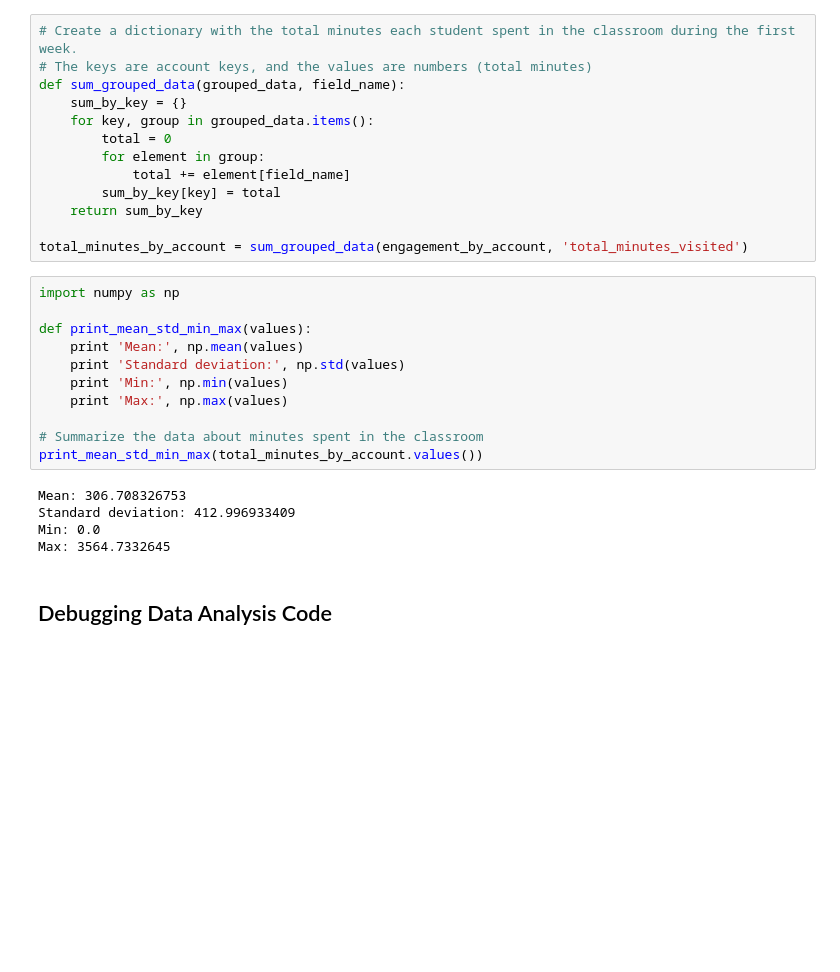
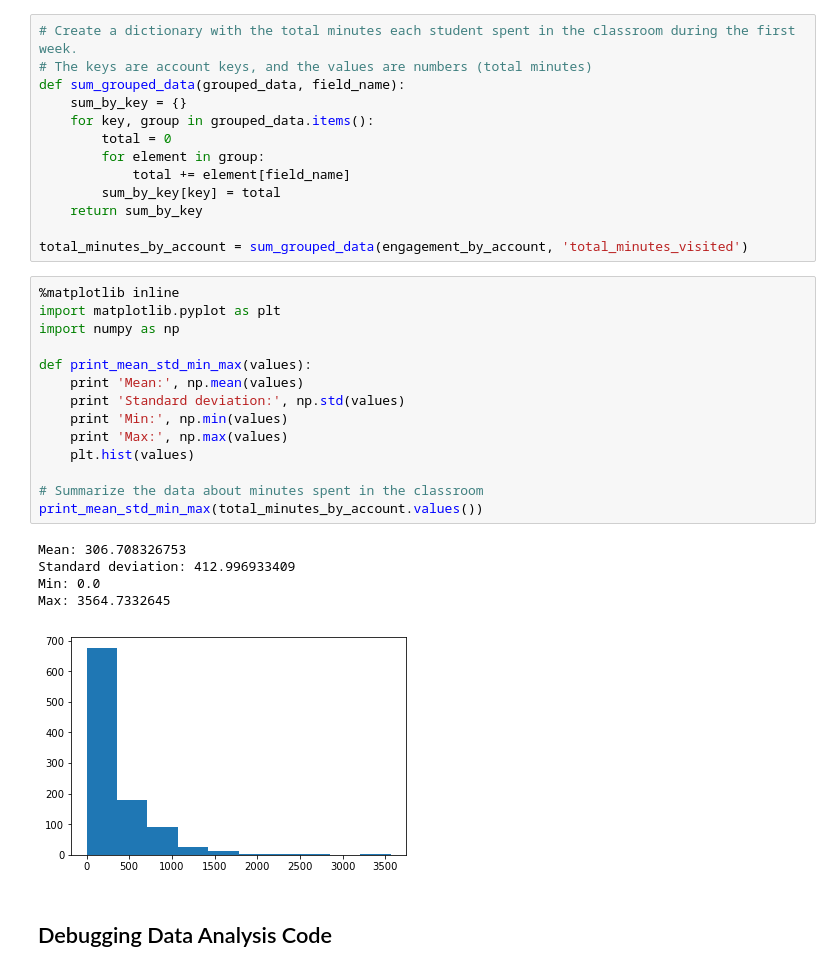
Before and after one commit to leesper/become-data-analyst, a Jupyter notebook: data-analyst/L1_Starter_Code.ipynb, the cells around one changed output. Saved outputs shown, nothing was run; the diff lists cells and outputs as text; blank space fills up the shorter version.

```diff
--- a/data-analyst/L1_Starter_Code.ipynb
+++ b/data-analyst/L1_Starter_Code.ipynb
@@ -329,21 +329,25 @@ def sum_grouped_data(grouped_data, field_name):
 
 total_minutes_by_account = sum_grouped_data(engagement_by_account, 'total_minutes_visited')
 # %%
+%matplotlib inline
+import matplotlib.pyplot as plt
 import numpy as np
 
 def print_mean_std_min_max(values):
     print 'Mean:', np.mean(values)
     print 'Standard deviation:', np.std(values)
     print 'Min:', np.min(values)
     print 'Max:', np.max(values)
+    plt.hist(values)
 
 # Summarize the data about minutes spent in the classroom
 print_mean_std_min_max(total_minutes_by_account.values())
 # %% [output]
 Mean: 306.708326753
 Standard deviation: 412.996933409
 Min: 0.0
 Max: 3564.7332645
+[figure, added]
 # %% [markdown]
 ## Debugging Data Analysis Code
 # %%
```
Also changed, not shown: parts of 15 cells of this notebook.
